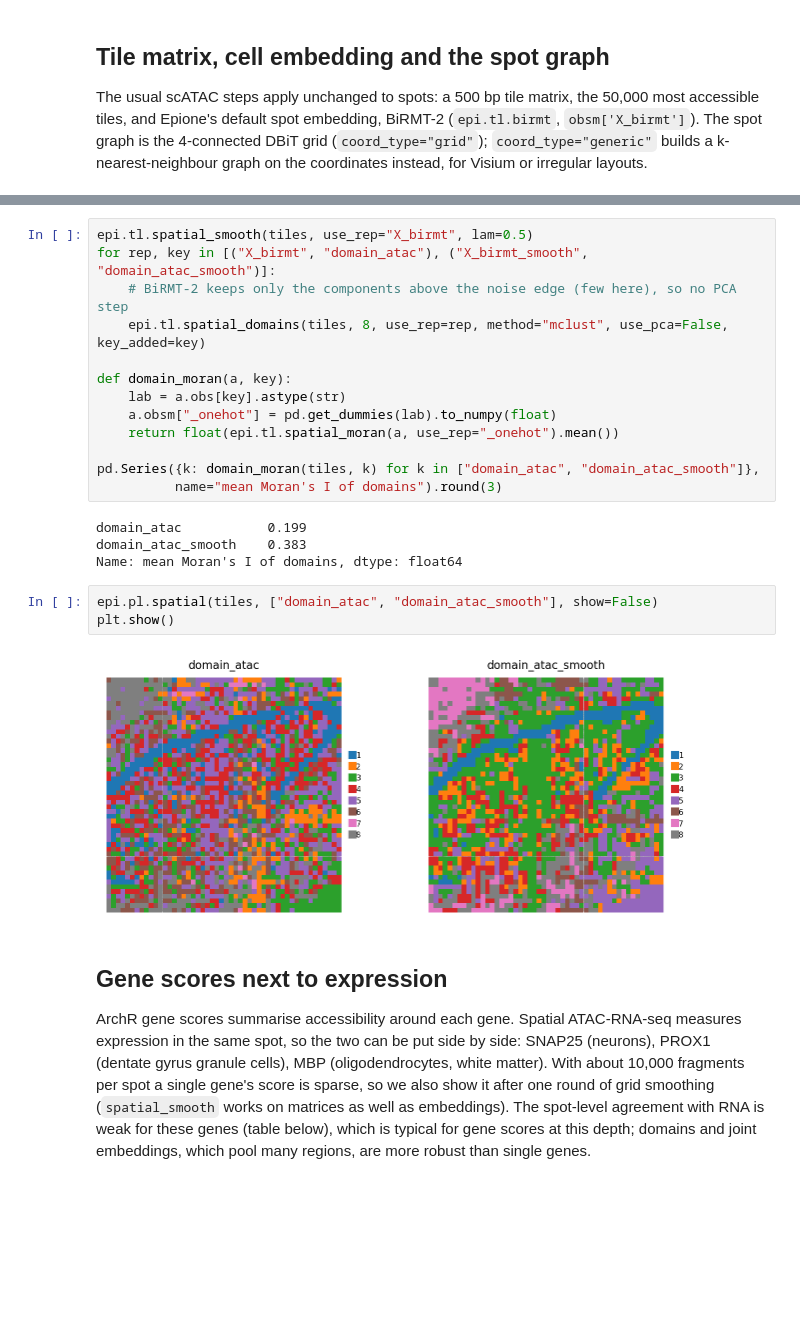
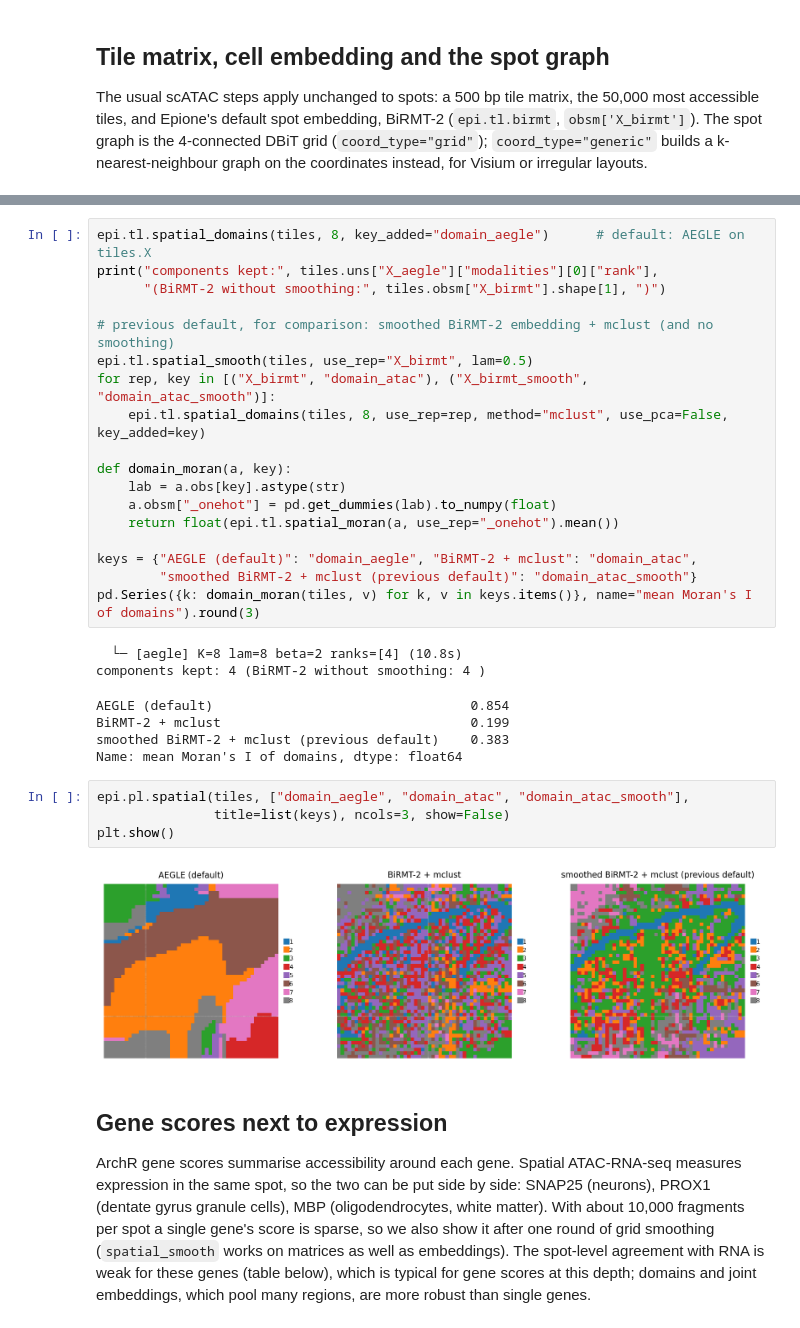
Before and after one commit to aristoteleo/epione, a Jupyter notebook: epione_guide/tutorials/single/t_spatial_atac.ipynb, the cells around one changed output, grey strips where cells are left out. Drawn from its saved outputs; the diff is of its cells as text; blank space fills up the shorter version.

Commit message:
docs(t_spatial_atac): spatial domains with the new default (AEGLE), previous default shown with method='mclust'; re-executed (#109)
Co-authored-by: Claude Opus 5.5 <noreply@anthropic.com>

```diff
--- a/epione_guide/tutorials/single/t_spatial_atac.ipynb
+++ b/epione_guide/tutorials/single/t_spatial_atac.ipynb
@@ -183,7 +201,11 @@ RNA + ATAC model further down resolves the hippocampal layers.
 # %%
+epi.tl.spatial_domains(tiles, 8, key_added="domain_aegle")      # default: AEGLE on tiles.X
+print("components kept:", tiles.uns["X_aegle"]["modalities"][0]["rank"],
+      "(BiRMT-2 without smoothing:", tiles.obsm["X_birmt"].shape[1], ")")
+
+# previous default, for comparison: smoothed BiRMT-2 embedding + mclust (and no smoothing)
 epi.tl.spatial_smooth(tiles, use_rep="X_birmt", lam=0.5)
 for rep, key in [("X_birmt", "domain_atac"), ("X_birmt_smooth", "domain_atac_smooth")]:
-    # BiRMT-2 keeps only the components above the noise edge (few here), so no PCA step
     epi.tl.spatial_domains(tiles, 8, use_rep=rep, method="mclust", use_pca=False, key_added=key)
 
 def domain_moran(a, key):
@@ -191,17 +213,22 @@ def domain_moran(a, key):
     a.obsm["_onehot"] = pd.get_dummies(lab).to_numpy(float)
     return float(epi.tl.spatial_moran(a, use_rep="_onehot").mean())
 
-pd.Series({k: domain_moran(tiles, k) for k in ["domain_atac", "domain_atac_smooth"]},
-          name="mean Moran's I of domains").round(3)
+keys = {"AEGLE (default)": "domain_aegle", "BiRMT-2 + mclust": "domain_atac",
+        "smoothed BiRMT-2 + mclust (previous default)": "domain_atac_smooth"}
+pd.Series({k: domain_moran(tiles, v) for k, v in keys.items()}, name="mean Moran's I of domains").round(3)
 # %% [output]
-domain_atac           0.199
-domain_atac_smooth    0.383
-Name: mean Moran's I of domains, dtype: float64
+  └─ [aegle] K=8 lam=8 beta=2 ranks=[4] (10.8s)
+components kept: 4 (BiRMT-2 without smoothing: 4 )
+AEGLE (default)                                 0.854
+BiRMT-2 + mclust                                0.199
+smoothed BiRMT-2 + mclust (previous default)    0.383
+Name: mean Moran's I of domains, dtype: float64
 # %%
-epi.pl.spatial(tiles, ["domain_atac", "domain_atac_smooth"], show=False)
+epi.pl.spatial(tiles, ["domain_aegle", "domain_atac", "domain_atac_smooth"],
+               title=list(keys), ncols=3, show=False)
 plt.show()
 # %% [output]
-[figure, old version]
+[figure, new version]
 # %% [markdown]
 ## Gene scores next to expression
 
```
Also changed, not shown: parts of 6 cells of this notebook, 1 other file.
